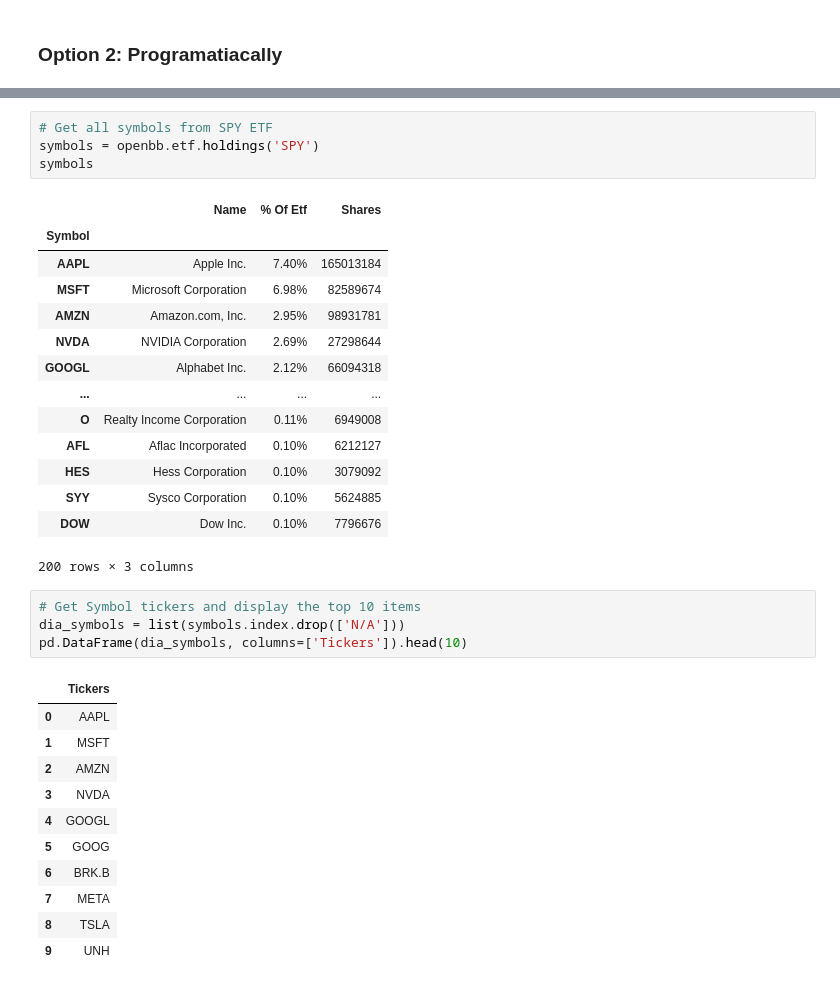
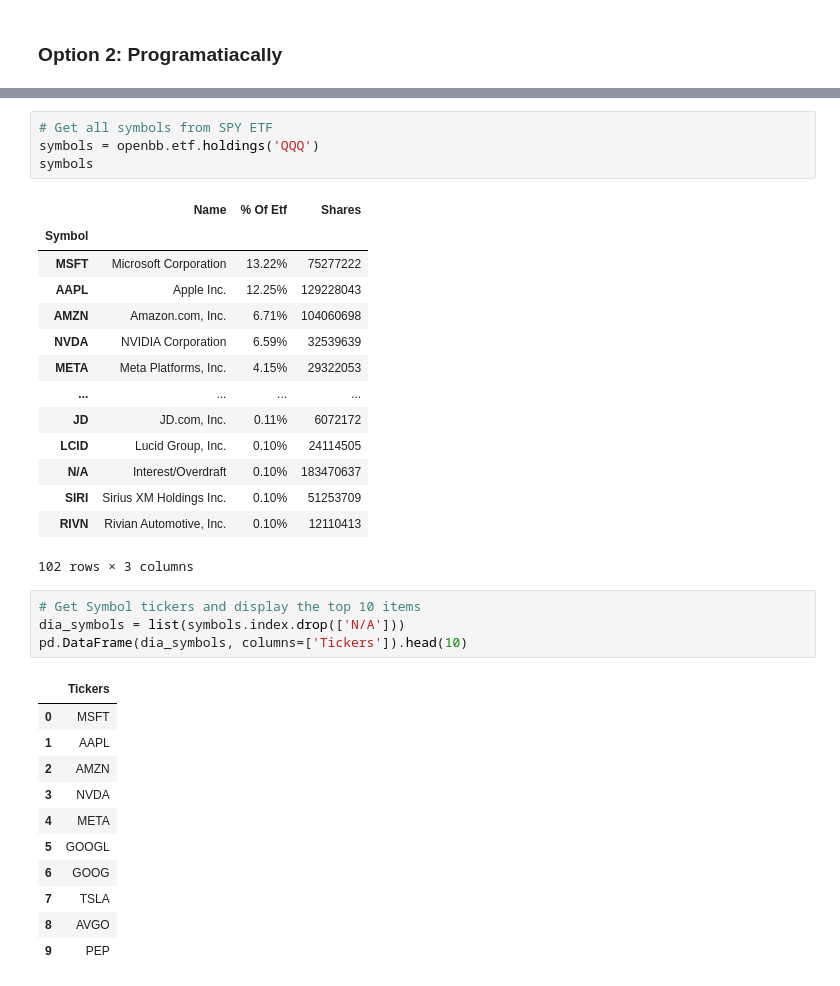
Before and after one commit to harikrishnad1997/openbb_sdk_exporation, a Jupyter notebook: obb_01-03_basics_screener.ipynb, the cells around one changed output, grey strips where cells are left out. Drawn from its saved outputs; the diff is of its cells as text.

```diff
--- a/obb_01-03_basics_screener.ipynb
+++ b/obb_01-03_basics_screener.ipynb
@@ -71,38 +92,38 @@ openbb.stocks.ca.screener(similar = ['AAPL', 'NFLX', 'META', 'AMZN', 'MSFT', 'GO
 # %%
 # Get all symbols from SPY ETF
-symbols = openbb.etf.holdings('SPY')
+symbols = openbb.etf.holdings('QQQ')
 symbols
 # %% [output]
 |  | Name | % Of Etf | Shares |
 | Symbol |  |  |  |
-| AAPL | Apple Inc. | 7.40% | 165013184 |
-| MSFT | Microsoft Corporation | 6.98% | 82589674 |
-| AMZN | Amazon.com, Inc. | 2.95% | 98931781 |
-| NVDA | NVIDIA Corporation | 2.69% | 27298644 |
-| GOOGL | Alphabet Inc. | 2.12% | 66094318 |
+| MSFT | Microsoft Corporation | 13.22% | 75277222 |
+| AAPL | Apple Inc. | 12.25% | 129228043 |
+| AMZN | Amazon.com, Inc. | 6.71% | 104060698 |
+| NVDA | NVIDIA Corporation | 6.59% | 32539639 |
+| META | Meta Platforms, Inc. | 4.15% | 29322053 |
 | ... | ... | ... | ... |
-| O | Realty Income Corporation | 0.11% | 6949008 |
-| AFL | Aflac Incorporated | 0.10% | 6212127 |
-| HES | Hess Corporation | 0.10% | 3079092 |
-| SYY | Sysco Corporation | 0.10% | 5624885 |
-| DOW | Dow Inc. | 0.10% | 7796676 |
+| JD | JD.com, Inc. | 0.11% | 6072172 |
+| LCID | Lucid Group, Inc. | 0.10% | 24114505 |
+| N/A | Interest/Overdraft | 0.10% | 183470637 |
+| SIRI | Sirius XM Holdings Inc. | 0.10% | 51253709 |
+| RIVN | Rivian Automotive, Inc. | 0.10% | 12110413 |
-200 rows × 3 columns
+102 rows × 3 columns
 # %%
 # Get Symbol tickers and display the top 10 items
 dia_symbols = list(symbols.index.drop(['N/A']))
 pd.DataFrame(dia_symbols, columns=['Tickers']).head(10)
 # %% [output]
 |  | Tickers |
-| 0 | AAPL |
-| 1 | MSFT |
+| 0 | MSFT |
+| 1 | AAPL |
 | 2 | AMZN |
 | 3 | NVDA |
-| 4 | GOOGL |
-| 5 | GOOG |
-| 6 | BRK.B |
-| 7 | META |
-| 8 | TSLA |
-| 9 | UNH |
+| 4 | META |
+| 5 | GOOGL |
+| 6 | GOOG |
+| 7 | TSLA |
+| 8 | AVGO |
+| 9 | PEP |
 # %%
 # Pass list from step above as input to screener and display the top 10 items
 dia_valuation = openbb.stocks.ca.screener(similar = dia_symbols, data_type = 'valuation')
```
Also changed, not shown: parts of 7 cells of this notebook, 3 other files.
